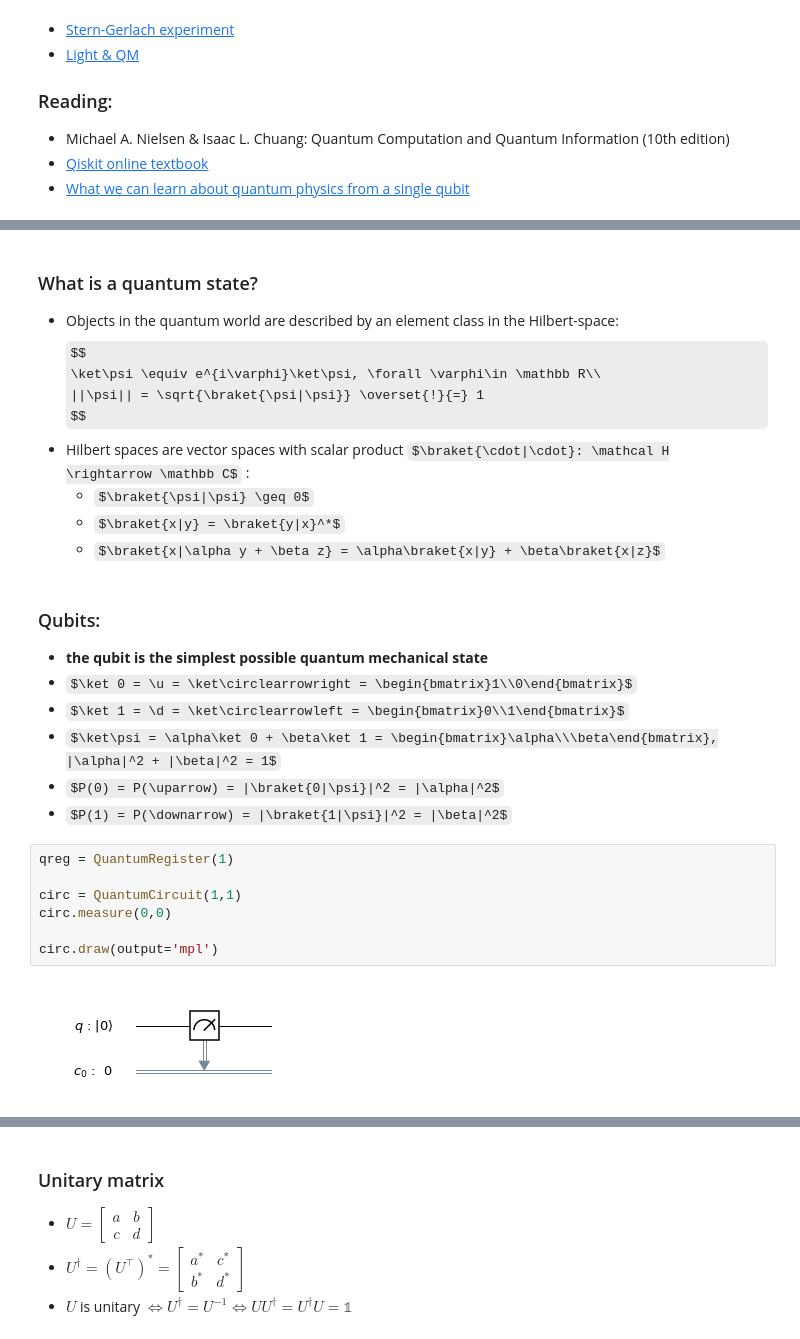
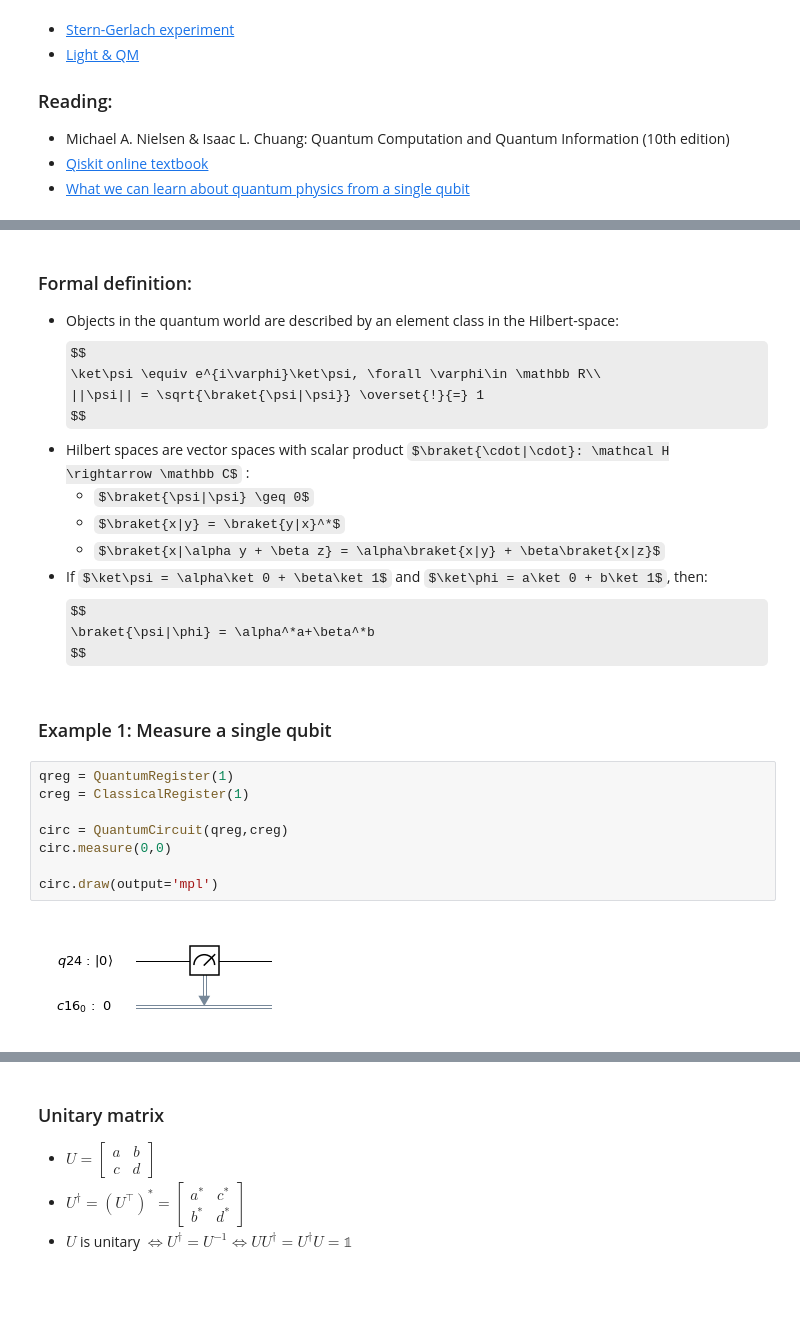
Before and after one commit to dnnagy/qintro, a Jupyter notebook: workdir/Intro.ipynb, the cells around one changed output, grey strips where cells are left out. Saved outputs shown, nothing was run; the diff lists cells and outputs as text; some formulas as TeX source; blank space fills up the shorter version.

```diff
--- a/workdir/Intro.ipynb
+++ b/workdir/Intro.ipynb
@@ -38,5 +53,5 @@ qiskit.__version__
 # %% [markdown]
-### What is a quantum state?
+### Formal definition:
 - Objects in the quantum world are described by an element class in the Hilbert-space:
 $$
 \ket\psi \equiv e^{i\varphi}\ket\psi, \forall \varphi\in \mathbb R\\
@@ -47,21 +62,19 @@ $$
     - $\braket{\psi|\psi} \geq 0$
     - $\braket{x|y} = \braket{y|x}^*$
     - $\braket{x|\alpha y + \beta z} = \alpha\braket{x|y} + \beta\braket{x|z}$
+- If $\ket\psi = \alpha\ket 0 + \beta\ket 1$ and $\ket\phi = a\ket 0 + b\ket 1$, then:
+$$
+\braket{\psi|\phi} = \alpha^*a+\beta^*b
+$$
-# %% [markdown]
-### Qubits:
-- <b>the qubit is the simplest possible quantum mechanical state</b>
-- $\ket 0 = \u = \ket\circlearrowright = \begin{bmatrix}1\\0\end{bmatrix}$
-- $\ket 1 = \d = \ket\circlearrowleft = \begin{bmatrix}0\\1\end{bmatrix}$
-- $\ket\psi = \alpha\ket 0 + \beta\ket 1 = \begin{bmatrix}\alpha\\\beta\end{bmatrix},
-|\alpha|^2 + |\beta|^2 = 1$
-- $P(0) = P(\uparrow) = |\braket{0|\psi}|^2 = |\alpha|^2$
-- $P(1) = P(\downarrow) = |\braket{1|\psi}|^2 = |\beta|^2$
+# %% [markdown]
+### Example 1: Measure a single qubit
 # %%
 qreg = QuantumRegister(1)
+creg = ClassicalRegister(1)
 
-circ = QuantumCircuit(1,1)
+circ = QuantumCircuit(qreg,creg)
 circ.measure(0,0)
 
 circ.draw(output='mpl')
 # %% [output]
-[figure, old version]
+[figure, new version]
```
Also changed, not shown: parts of 24 cells of this notebook.
